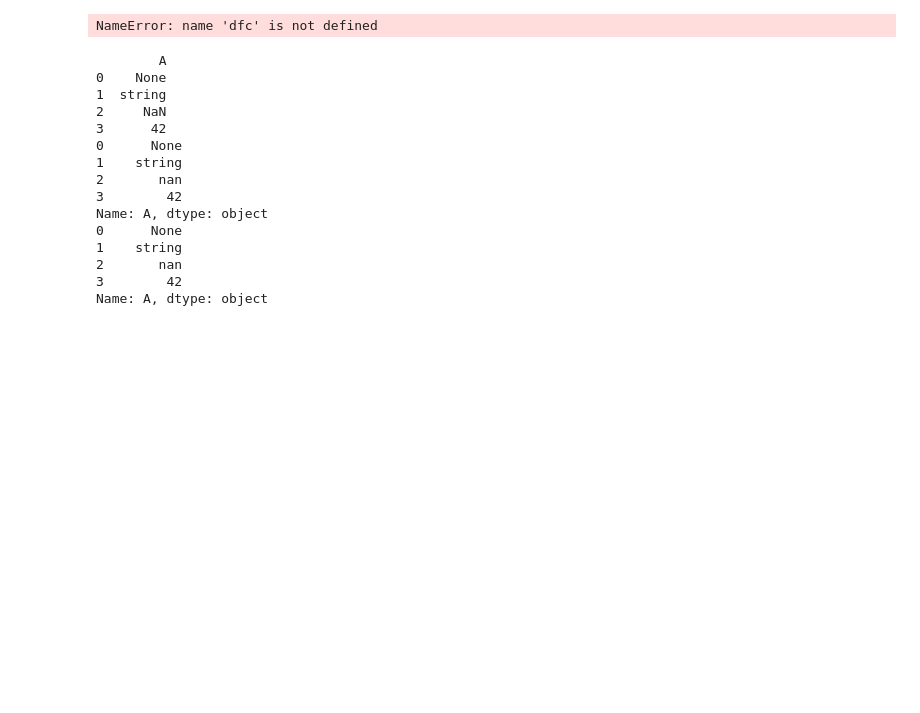
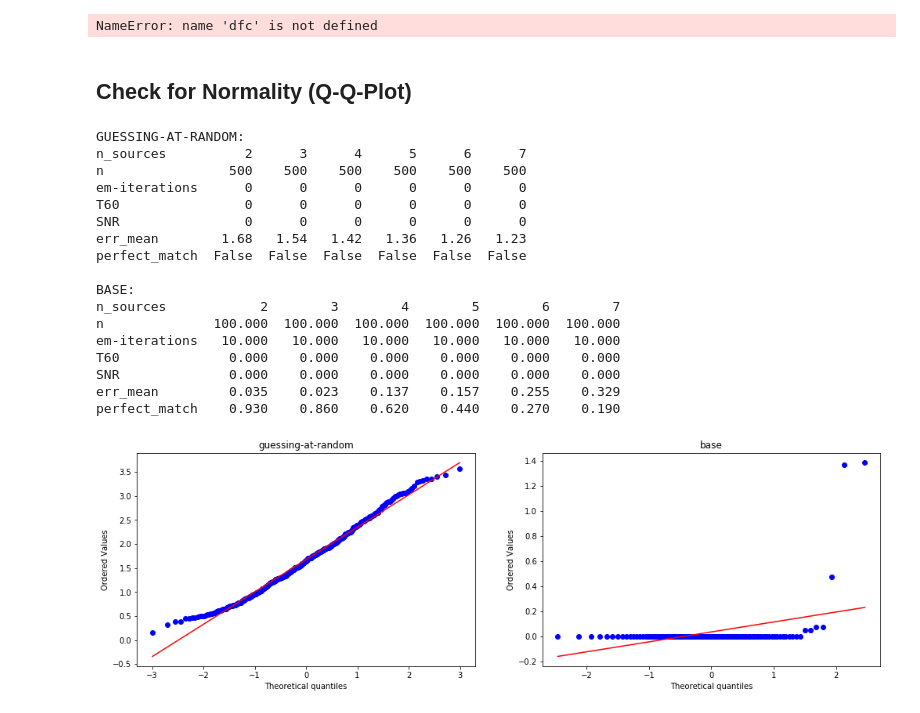
Before and after one commit to jannismain/fau-lnt-source-tracking-code, a Jupyter notebook: python/dump.ipynb, the cells around one changed output. Cells and saved outputs as stored; diff of their text form; code cells hidden in the pictures; blank space fills up the shorter version.

```diff
--- a/python/dump.ipynb
+++ b/python/dump.ipynb
@@ -154,31 +381,44 @@ label_group_bar_table(ax, df)
 fig.subplots_adjust(bottom=.1*df.index.nlevels)
 # %% [output]
 NameError: name 'dfc' is not defined
-# %%
-import pandas as pd
-import numpy as np
-
-df = pd.DataFrame([None,'string',np.nan,42], index=[0,1,2,3], columns=['A'])
-
-df1 = df['A'].astype(str)
-df2 =  df['A'].apply(str)
-
-print(df)
-print(df1)
-print(df2)
-# %% [output]
-        A
-0    None
-1  string
-2     NaN
-3      42
-0      None
-1    string
-2       nan
-3        42
-Name: A, dtype: object
-0      None
-1    string
-2       nan
-3        42
-Name: A, dtype: object
+# %% [markdown]
+## Check for Normality (Q-Q-Plot)
+# %%
+import pylab
+import numpy as np
+import scipy.stats as stats
+
+def transform(x):
+    return np.power(x, -1)
+
+evalruns = ['guessing-at-random', 'base']
+
+pylab.subplots(1,2,figsize=(17, 5))
+for desc in evalruns:
+    df = matlab2pandas(dirname=desc, save_to=False, summary=True)
+    df["err_mean"] = pd.to_numeric(df["err_mean"])
+    df_s = df[df["n_sources"]==2]
+    pylab.subplot(1,2,evalruns.index(desc)+1)
+    stats.probplot(df_s["err_mean"], dist="norm", plot=pylab)
+    pylab.title(desc)
+
+pylab.show()
+# %% [output]
+GUESSING-AT-RANDOM:
+n_sources          2      3      4      5      6      7
+n                500    500    500    500    500    500
+em-iterations      0      0      0      0      0      0
+T60                0      0      0      0      0      0
+SNR                0      0      0      0      0      0
+err_mean        1.68   1.54   1.42   1.36   1.26   1.23
+perfect_match  False  False  False  False  False  False
+
+BASE:
+n_sources            2        3        4        5        6        7
+n              100.000  100.000  100.000  100.000  100.000  100.000
+em-iterations   10.000   10.000   10.000   10.000   10.000   10.000
+T60              0.000    0.000    0.000    0.000    0.000    0.000
+SNR              0.000    0.000    0.000    0.000    0.000    0.000
+err_mean         0.035    0.023    0.137    0.157    0.255    0.329
+perfect_match    0.930    0.860    0.620    0.440    0.270    0.190
+[figure, added]
```
Also changed, not shown: parts of 3 cells of this notebook, 44 other files.
